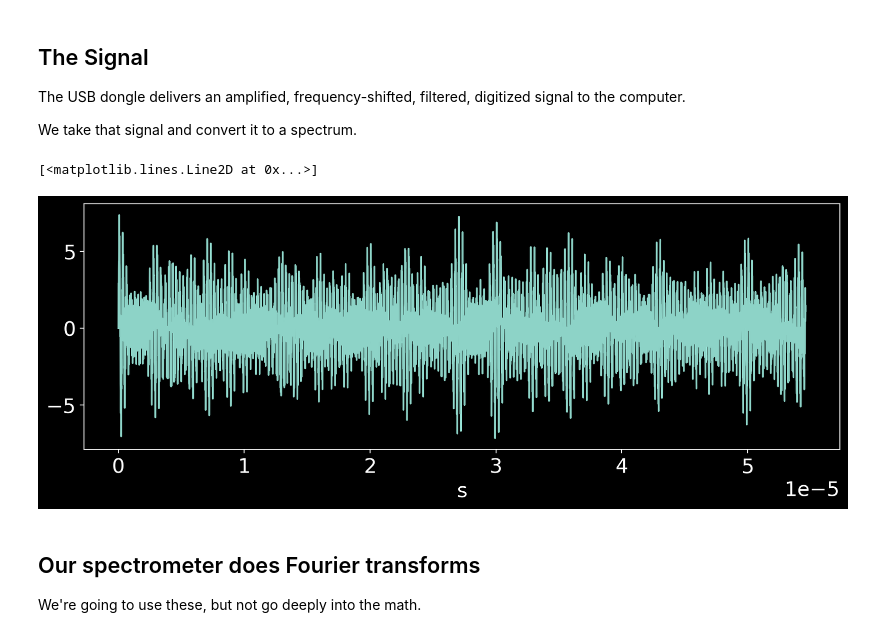
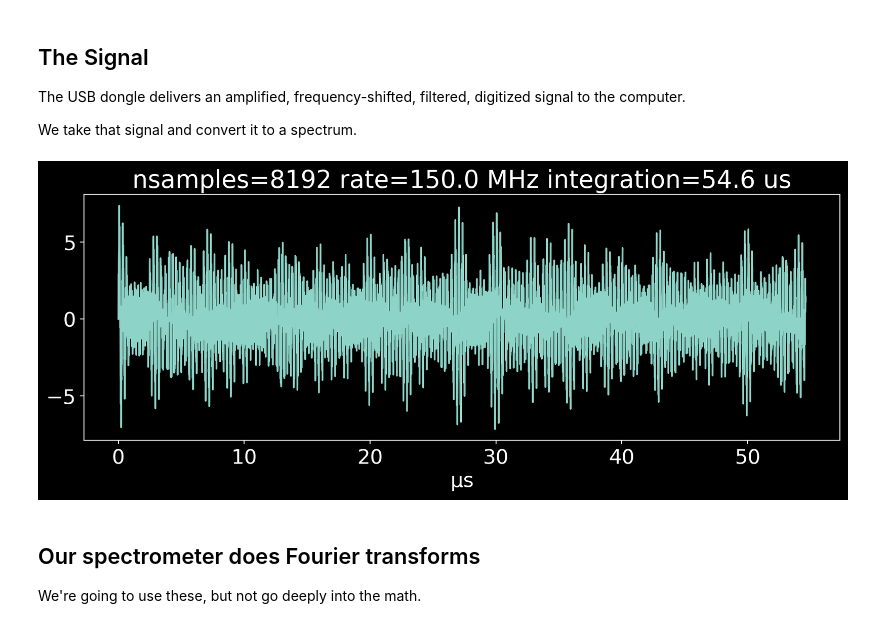
Before and after one commit to keflavich/AST4723-Public-Materials, a Jupyter notebook: Lecture - Radio 2 - Radio Astronomy.ipynb, the cells around one changed output. Saved outputs shown, nothing was run; the diff lists cells and outputs as text; code cells hidden in the pictures.

```diff
--- a/Lecture - Radio 2 - Radio Astronomy.ipynb
+++ b/Lecture - Radio 2 - Radio Astronomy.ipynb
@@ -273,17 +273,17 @@ The USB dongle delivers an amplified, frequency-shifted, filtered, digitized sig
 We take that signal and convert it to a spectrum.
 # %%
 nsamples = 8192
-samplerate = 150 * u.MHz
-time = (nsamples/samplerate).to(u.s)
+samplerate = 150*u.MHz
+time = (nsamples/samplerate).to(u.us)
 frequencies = [3, 3.3, 3.333333, 3.56, 3.7, 4, 21, 35]*u.MHz
 theta = np.linspace(0*u.s, time, nsamples)
 signals = [np.sin(2*np.pi*(theta * freq).decompose().value) for freq in frequencies]
 total_signal = np.sum(signals, axis=0)
 pl.figure(figsize=(12,4))
-pl.plot(theta, total_signal)
+pl.title(f"nsamples={nsamples} rate={samplerate.to(u.MHz)} integration={time:0.1f}")
+pl.plot(theta, total_signal);
 # %% [output]
-[<matplotlib.lines.Line2D at 0x...>]
-[figure, old version]
+[figure, new version]
 # %% [markdown]
 ## Our spectrometer does Fourier transforms
 
```
Also changed, not shown: parts of 24 cells of this notebook, 7 other files.
